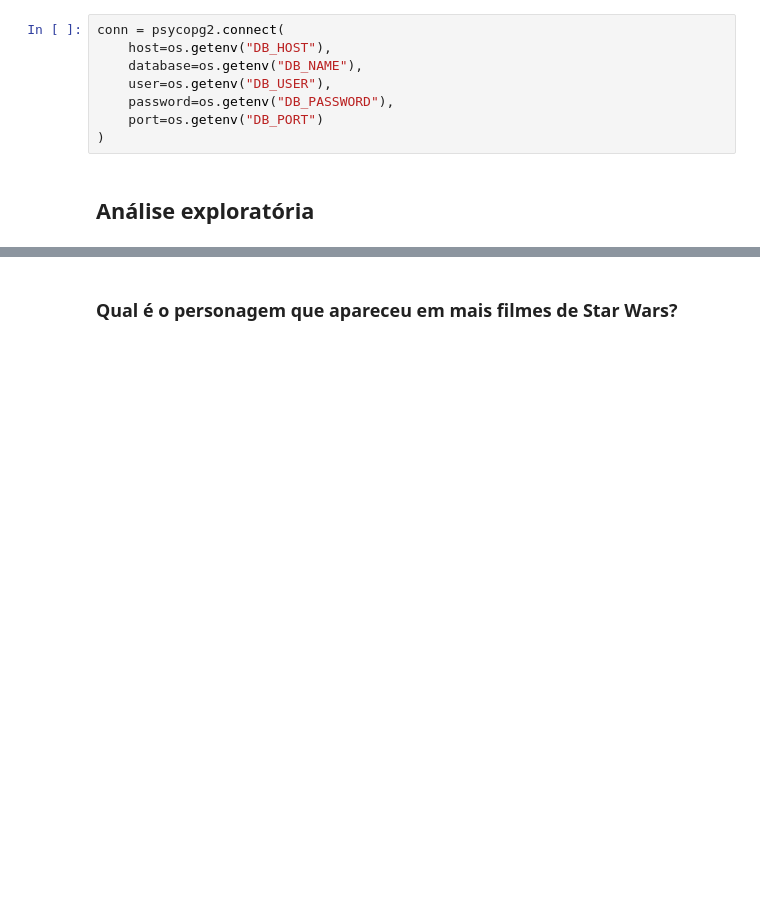
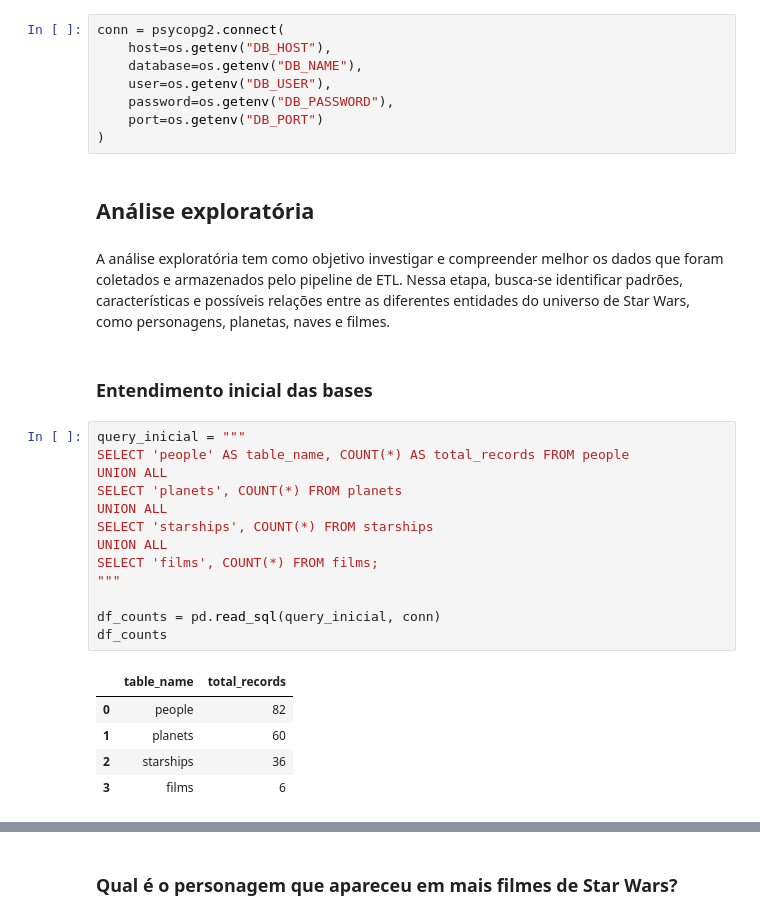
Before and after one commit to luislauriano/desafio-engenharia-dados-starwars, a Jupyter notebook: notebooks/analise_exploratoria.ipynb, the cells around one changed output, grey strips where cells are left out. Drawn from its saved outputs; the diff is of its cells as text; blank space fills up the shorter version.

Commit message:
Fix: Atualiza a análise exploratória com visualizações de dados e insights finais.

```diff
--- a/notebooks/analise_exploratoria.ipynb
+++ b/notebooks/analise_exploratoria.ipynb
@@ -33,3 +42,26 @@ conn = psycopg2.connect(
 )
 # %% [markdown]
 ## Análise exploratória
+# %% [markdown]
+A análise exploratória tem como objetivo investigar e compreender melhor os dados que foram coletados e armazenados pelo pipeline de ETL. Nessa etapa, busca-se identificar padrões, características e possíveis relações entre as diferentes entidades do universo de Star Wars, como personagens, planetas, naves e filmes.
+# %% [markdown]
+### Entendimento inicial das bases
+# %%
+query_inicial = """
+SELECT 'people' AS table_name, COUNT(*) AS total_records FROM people
+UNION ALL
+SELECT 'planets', COUNT(*) FROM planets
+UNION ALL
+SELECT 'starships', COUNT(*) FROM starships
+UNION ALL
+SELECT 'films', COUNT(*) FROM films;
+"""
+
+df_counts = pd.read_sql(query_inicial, conn)
+df_counts
+# %% [output]
+|  | table_name | total_records |
+| 0 | people | 82 |
+| 1 | planets | 60 |
+| 2 | starships | 36 |
+| 3 | films | 6 |
```
Also changed, not shown: parts of 15 cells of this notebook, 1 other file.
